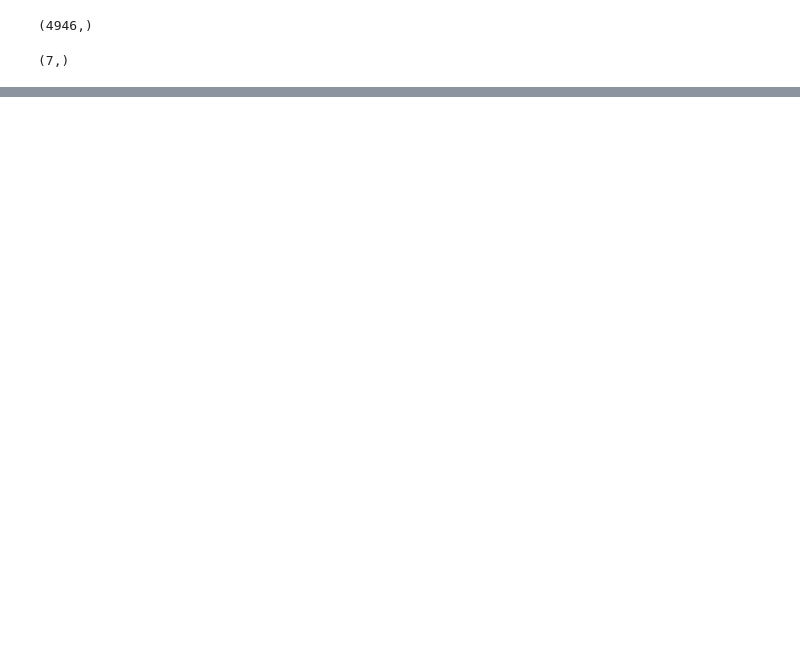
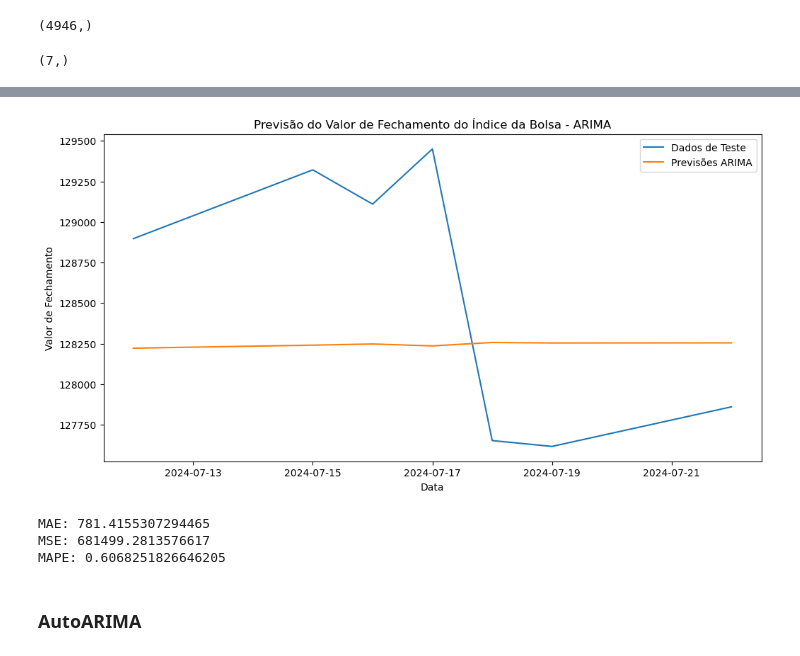
Before and after one commit to alexandreaquiles/postech-fiap-dtat-tech-challenge-fase2, a Jupyter notebook: tech-challenge-fase2-forecasting-ibovespa.ipynb, the cells around one changed output, grey strips where cells are left out. Drawn from its saved outputs; the diff is of its cells as text; code cells hidden in the pictures; blank space fills up the shorter version.

```diff
--- a/tech-challenge-fase2-forecasting-ibovespa.ipynb
+++ b/tech-challenge-fase2-forecasting-ibovespa.ipynb
@@ -324,0 +393,21 @@ teste.shape
+# %%
+# Visualizando as previsões do modelo ARIMA
+plt.figure(figsize=(12, 6))
+plt.plot(teste.index, teste, label='Dados de Teste')
+plt.plot(teste.index, previsoes_arima, label='Previsões ARIMA')
+plt.title('Previsão do Valor de Fechamento do Índice da Bolsa - ARIMA')
+plt.xlabel('Data')
+plt.ylabel('Valor de Fechamento')
+plt.legend()
+plt.show()
+# %% [output]
+[figure, added]
+# %%
+metricas = calcula_metricas(teste.values, previsoes_arima)
+imprime_metricas(metricas)
+# %% [output]
+MAE: 781.4155307294465
+MSE: 681499.2813576617
+MAPE: 0.6068251826646205
+# %% [markdown]
+### AutoARIMA
```
Also changed, not shown: parts of 21 cells of this notebook.
